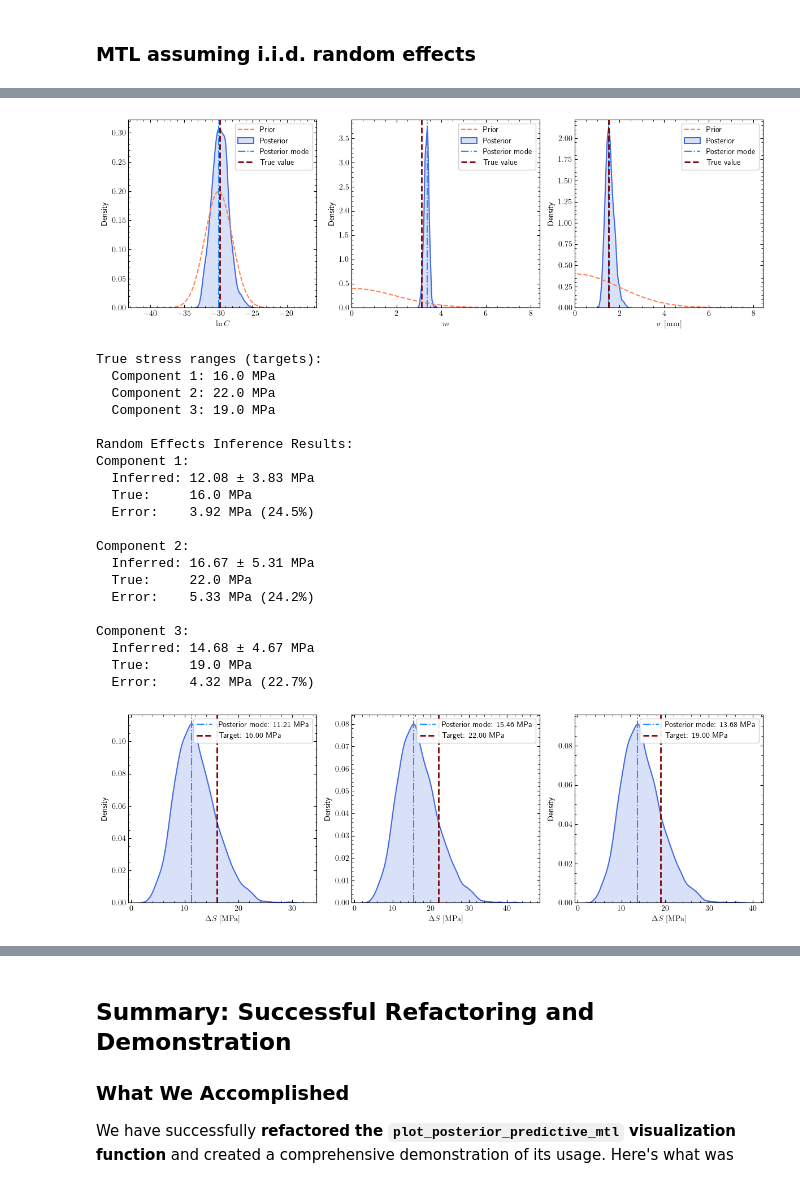
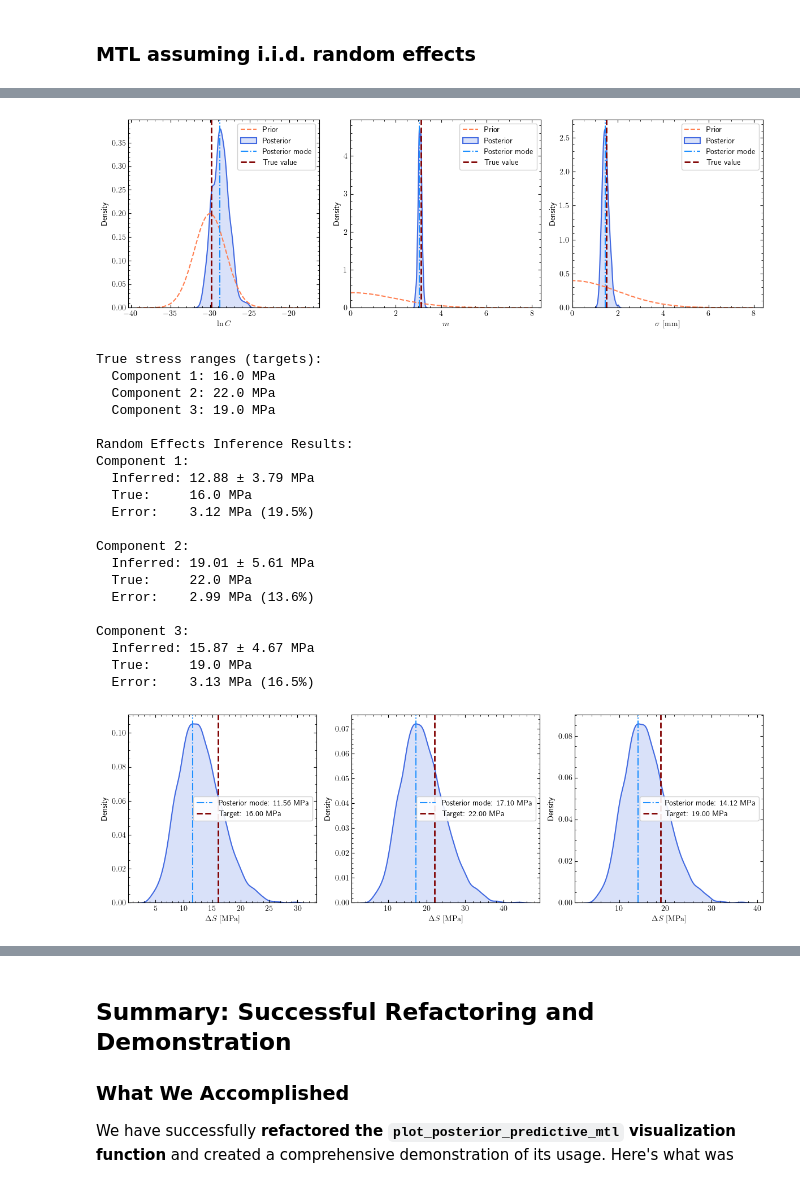
Before and after one commit to nsilionis/hierarchical-crack-growth-monitoring, a Jupyter notebook: notebooks/demo_classic_fatigue.ipynb, the cells around one changed output, grey strips where cells are left out. Drawn from its saved outputs; the diff is of its cells as text; code cells hidden in the pictures.

```diff
--- a/notebooks/demo_classic_fatigue.ipynb
+++ b/notebooks/demo_classic_fatigue.ipynb
@@ -323,7 +323,7 @@ obs_generator = CrackObservationGenerator(trajectories, random_seed=42)
 
 # Generate uniform observations with moderate noise
 uniform_observations = obs_generator.create_observations(
-    n_points=[12, 12, 12],            # 8 observations per component
+    n_points=[18, 18, 18],            # 8 observations per component
     strategy='uniform',    # Evenly spaced observations
     std_dev=1.5,           # 1.5mm standard deviation noise
     include_endpoints=True,
@@ -1240,12 +1240,12 @@ fig, axes = plot_prior_posterior_comparison(
     figsize=(12.0, 4.0),  # Larger figure to accommodate all parameters
     n_cols=3,              # 3 columns for better layout
     point_estimate='mode',
-    save_fig_name="mtl_iid_classic_prior_posterior_comparison.pdf",
+    save_fig_name="mtl_iid_classic_18_prior_posterior_comparison.pdf",
     use_first_chain_only=True,
     prior_range_extension=1.5
 )
 # %% [output]
-[figure, old version]
+[figure, new version]
 # %%
 # Define targets for the random effects (stress ranges)
 # These are the true stress ranges used in our controlled experiment
@@ -1269,45 +1269,45 @@ fig, axes = plot_random_effect_posteriors(
     figsize=(12.0, 4.0),
     n_cols=3,
     point_estimate='mode',
-    save_fig_name="mtl_iid_classic_random_effects.pdf"
+    save_fig_name="mtl_iid_classic_18_random_effects.pdf"
 )
 
 # Print some insights about the inference
 print("\nRandom Effects Inference Results:")
 for i in range(3):
     inferred_mean = mtl_results['summary']['mean'][f'ds[{i}]']
     inferred_sd = mtl_results['summary']['sd'][f'ds[{i}]']
     true_value = controlled_data['stress_ranges'][i]
     error = abs(inferred_mean - true_value)
     relative_error = (error / true_value) * 100
 
     print(f"Component {i+1}:")
     print(f"  Inferred: {inferred_mean:.2f} ± {inferred_sd:.2f} MPa")
     print(f"  True:     {true_value:.1f} MPa")
     print(f"  Error:    {error:.2f} MPa ({relative_error:.1f}%)")
     print()
 # %% [output]
 True stress ranges (targets):
   Component 1: 16.0 MPa
   Component 2: 22.0 MPa
   Component 3: 19.0 MPa
 
 Random Effects Inference Results:
 Component 1:
-  Inferred: 12.08 ± 3.83 MPa
+  Inferred: 12.88 ± 3.79 MPa
   True:     16.0 MPa
-  Error:    3.92 MPa (24.5%)
+  Error:    3.12 MPa (19.5%)
 
 Component 2:
-  Inferred: 16.67 ± 5.31 MPa
+  Inferred: 19.01 ± 5.61 MPa
   True:     22.0 MPa
-  Error:    5.33 MPa (24.2%)
+  Error:    2.99 MPa (13.6%)
 
 Component 3:
-  Inferred: 14.68 ± 4.67 MPa
+  Inferred: 15.87 ± 4.67 MPa
   True:     19.0 MPa
-  Error:    4.32 MPa (22.7%)
+  Error:    3.13 MPa (16.5%)
-[figure, old version]
+[figure, new version]
 # %%
 # Step 1: Generate posterior predictions for all components
 # Using the MTL model and controlled data from earlier in the notebook
```
Also changed, not shown: parts of 10 cells of this notebook.
